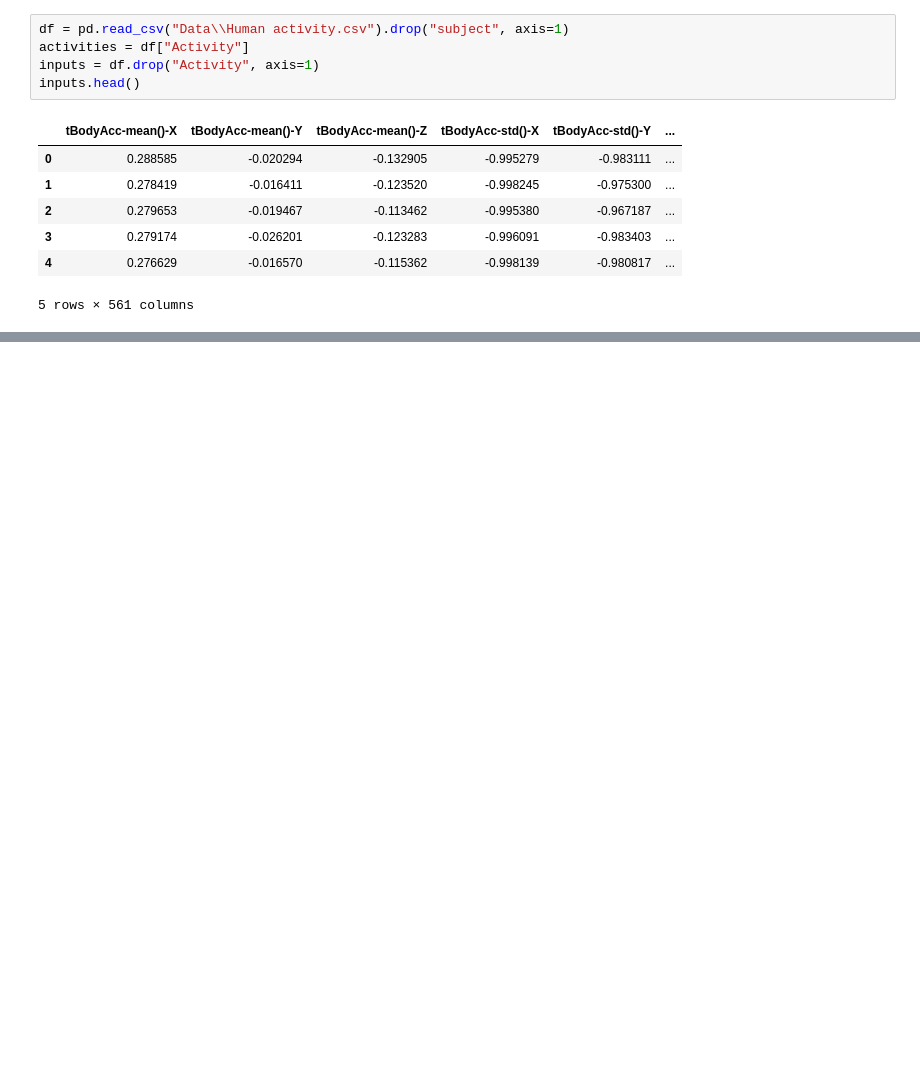
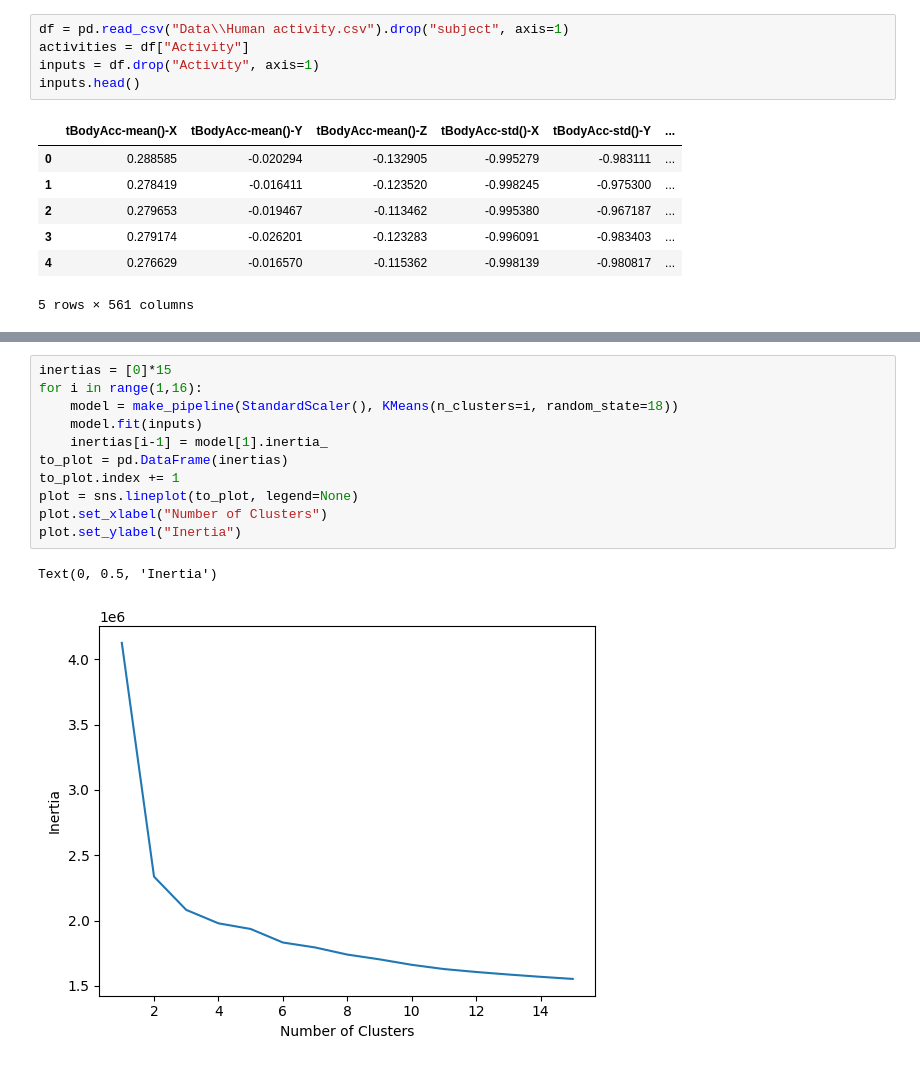
Before and after one commit to ZafeerAbbasi/MSE_413, a Jupyter notebook: Lab3/code/Part2.ipynb, the cells around one changed output, grey strips where cells are left out. Cells and saved outputs as stored; diff of their text form; blank space fills up the shorter version.

```diff
--- a/Lab3/code/Part2.ipynb
+++ b/Lab3/code/Part2.ipynb
@@ -29,0 +53,14 @@ scatter.scatter(0, 0)
+# %%
+inertias = [0]*15
+for i in range(1,16):
+    model = make_pipeline(StandardScaler(), KMeans(n_clusters=i, random_state=18))
+    model.fit(inputs)
+    inertias[i-1] = model[1].inertia_
+to_plot = pd.DataFrame(inertias)
+to_plot.index += 1
+plot = sns.lineplot(to_plot, legend=None)
+plot.set_xlabel("Number of Clusters")
+plot.set_ylabel("Inertia")
+# %% [output]
+Text(0, 0.5, 'Inertia')
+[figure, added]
```
Also changed, not shown: parts of 10 cells of this notebook.
